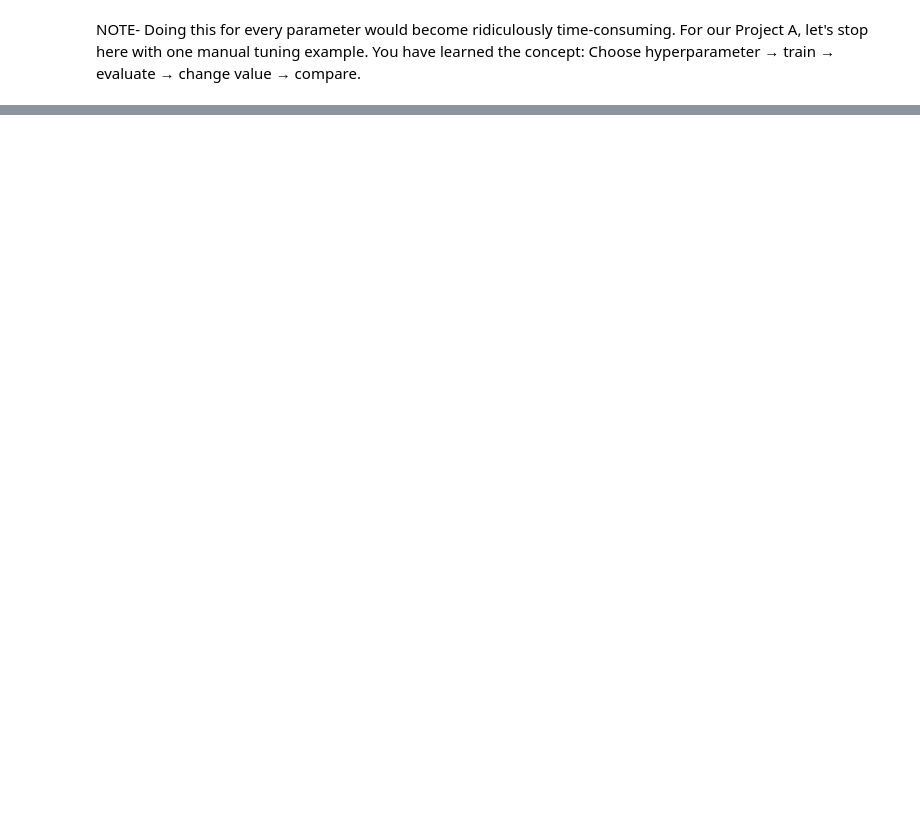
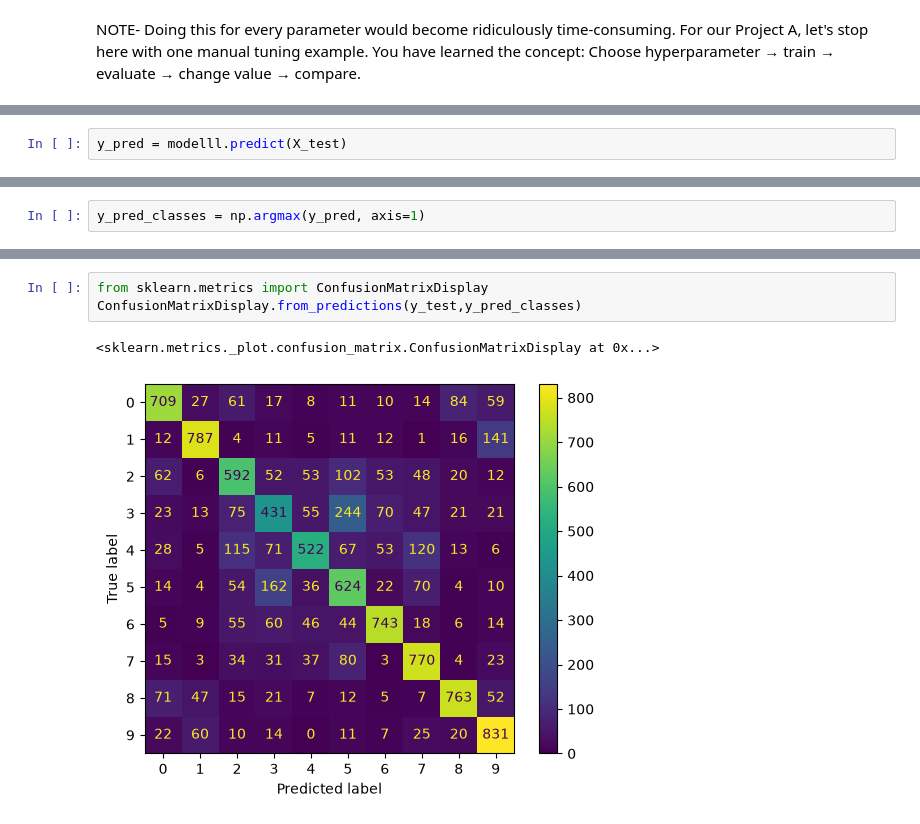
Before and after one commit to aishwari26/CIFAR-10-Project--CNN-, a Jupyter notebook: CIFAR-10 Project.ipynb, the cells around one changed output, grey strips where cells are left out. Saved outputs shown, nothing was run; the diff lists cells and outputs as text; blank space fills up the shorter version.

```diff
--- a/CIFAR-10 Project.ipynb
+++ b/CIFAR-10 Project.ipynb
@@ -1934,0 +1936,2 @@ Test Loss: 0.9350619912147522
+# %%
+y_pred = modelll.predict(X_test)
@@ -1934,0 +1940,2 @@ Test Loss: 0.9350619912147522
+# %%
+y_pred_classes = np.argmax(y_pred, axis=1)
@@ -1934,0 +1952,6 @@ Test Loss: 0.9350619912147522
+# %%
+from sklearn.metrics import ConfusionMatrixDisplay
+ConfusionMatrixDisplay.from_predictions(y_test,y_pred_classes)
+# %% [output]
+<sklearn.metrics._plot.confusion_matrix.ConfusionMatrixDisplay at 0x...>
+[figure, added]
```
Also changed, not shown: parts of 25 cells of this notebook.
